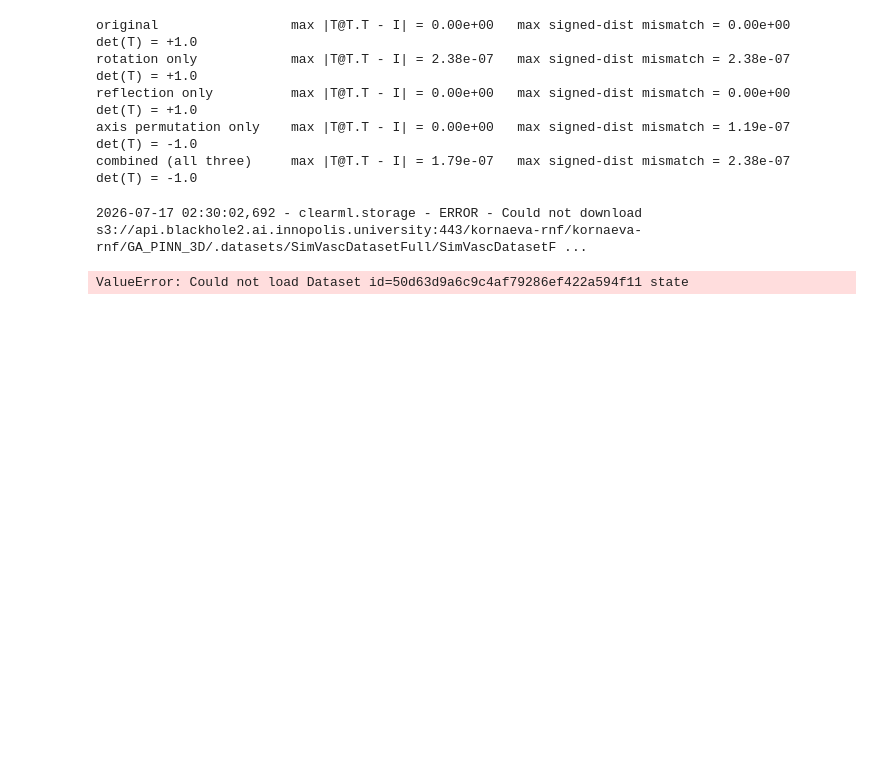
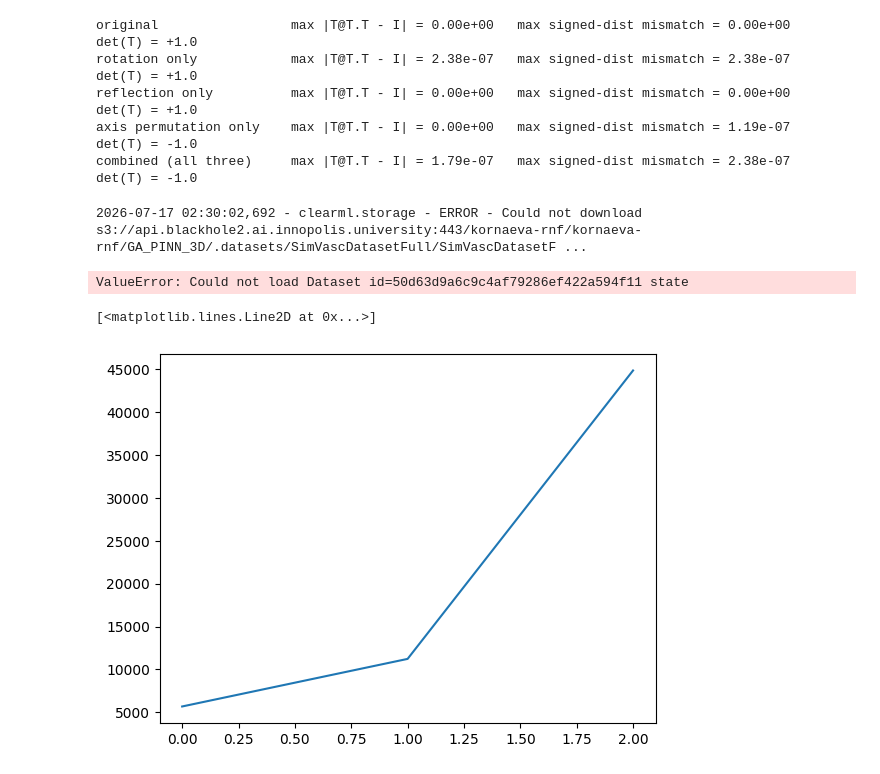
Before and after one commit to stebakov-i-n/GA_PINN_3D, a Jupyter notebook: augmentation_viz.ipynb, the cells around one changed output. Cells and saved outputs as stored; diff of their text form; code cells hidden in the pictures; blank space fills up the shorter version.

```diff
--- a/augmentation_viz.ipynb
+++ b/augmentation_viz.ipynb
@@ -192,0 +195,5 @@ ValueError: Could not load Dataset id=50d63d9a6c9c4af79286ef422a594f11 state
+# %%
+plt.plot([5667, 11220, 44880])
+# %% [output]
+[<matplotlib.lines.Line2D at 0x...>]
+[figure, added]
```
Also changed, not shown: parts of 1 cell of this notebook, 1 other file.
